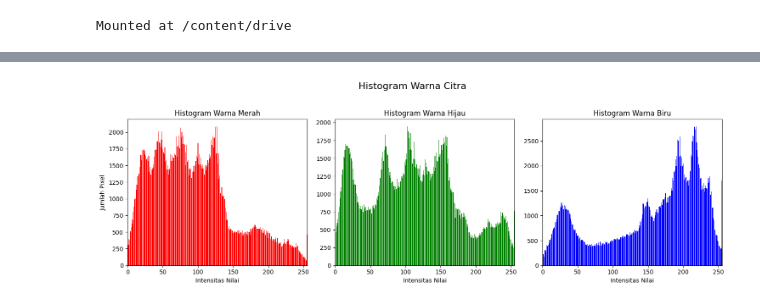
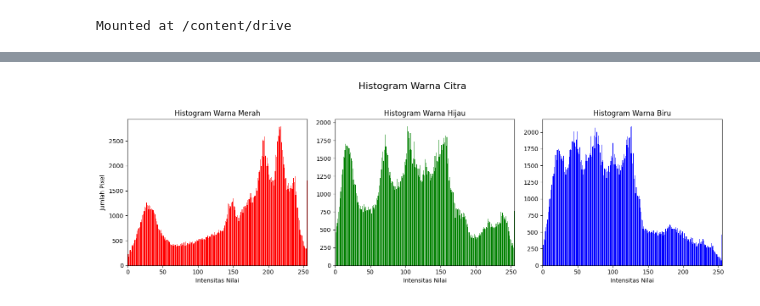
Before and after one commit to Muhammad-Rifky/pcvk-ganjil-2024, a Jupyter notebook: week6.ipynb, the cells around one changed output, grey strips where cells are left out. Saved outputs shown, nothing was run; the diff lists cells and outputs as text; code cells hidden in the pictures.

```diff
--- a/week6.ipynb
+++ b/week6.ipynb
@@ -24,11 +66,12 @@ blue_channel = image[:, :, 0]
 # %%
+#Soal no 4 menggunakan fungsi histogram numpy
 # Mengubah citra ke format RGB
 image = cv.cvtColor(image, cv.COLOR_BGR2RGB)
 
 # Memisahkan channel warna
-red_channel = image[:, :, 2]
+red_channel = image[:, :, 0]
 green_channel = image[:, :, 1]
-blue_channel = image[:, :, 0]
+blue_channel = image[:, :, 2]
 
 # Menghitung histogram untuk masing-masing channel
 red_hist, bins_red = np.histogram(red_channel, bins=256, range=[0, 256])
@@ -40,31 +83,31 @@ plt.figure(figsize=(15, 5))
 
 # Histogram Red
 plt.subplot(1, 3, 1)
 plt.bar(range(256), red_hist, color='red')
 plt.title('Histogram Warna Merah')
 plt.xlabel('Intensitas Nilai')
 plt.ylabel('Jumlah Pixel')
 plt.xlim([0, 255])
 
 # Histogram Green
 plt.subplot(1, 3, 2)
 plt.bar(range(256), green_hist, color='green')
 plt.title('Histogram Warna Hijau')
 plt.xlabel('Intensitas Nilai')
 plt.xlim([0, 255])
 
 # Histogram Blue
 plt.subplot(1, 3, 3)
 plt.bar(range(256), blue_hist, color='blue')
 plt.title('Histogram Warna Biru')
 plt.xlabel('Intensitas Nilai')
 plt.xlim([0, 255])
 
 # Menambahkan judul utama
 plt.suptitle('Histogram Warna Citra', fontsize=16)
 
 # Menampilkan plot
 plt.tight_layout(rect=[0, 0, 1, 0.95])
 plt.show()
 # %% [output]
-[figure, old version]
+[figure, new version]
```
Also changed, not shown: parts of 14 cells of this notebook.
